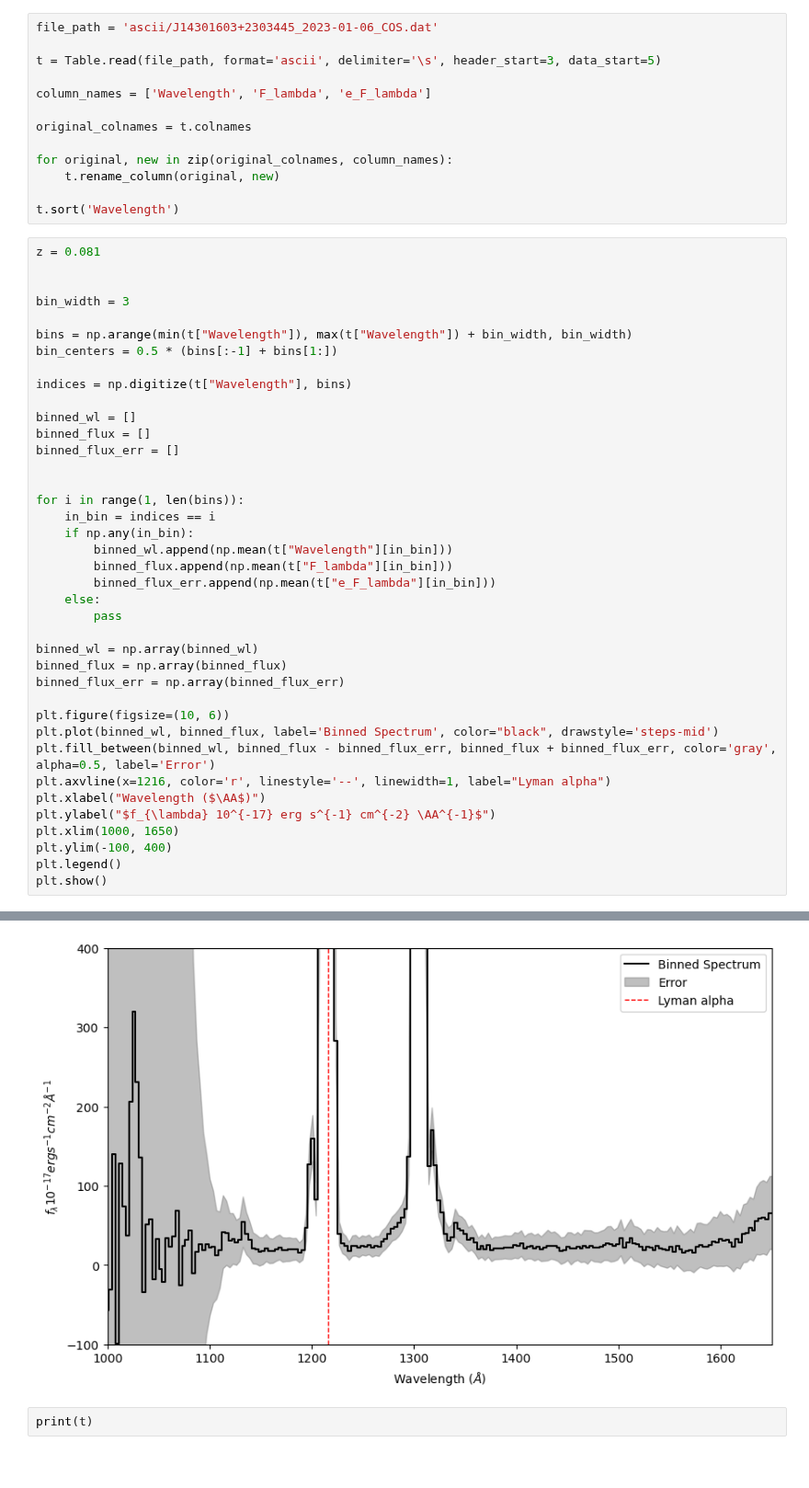
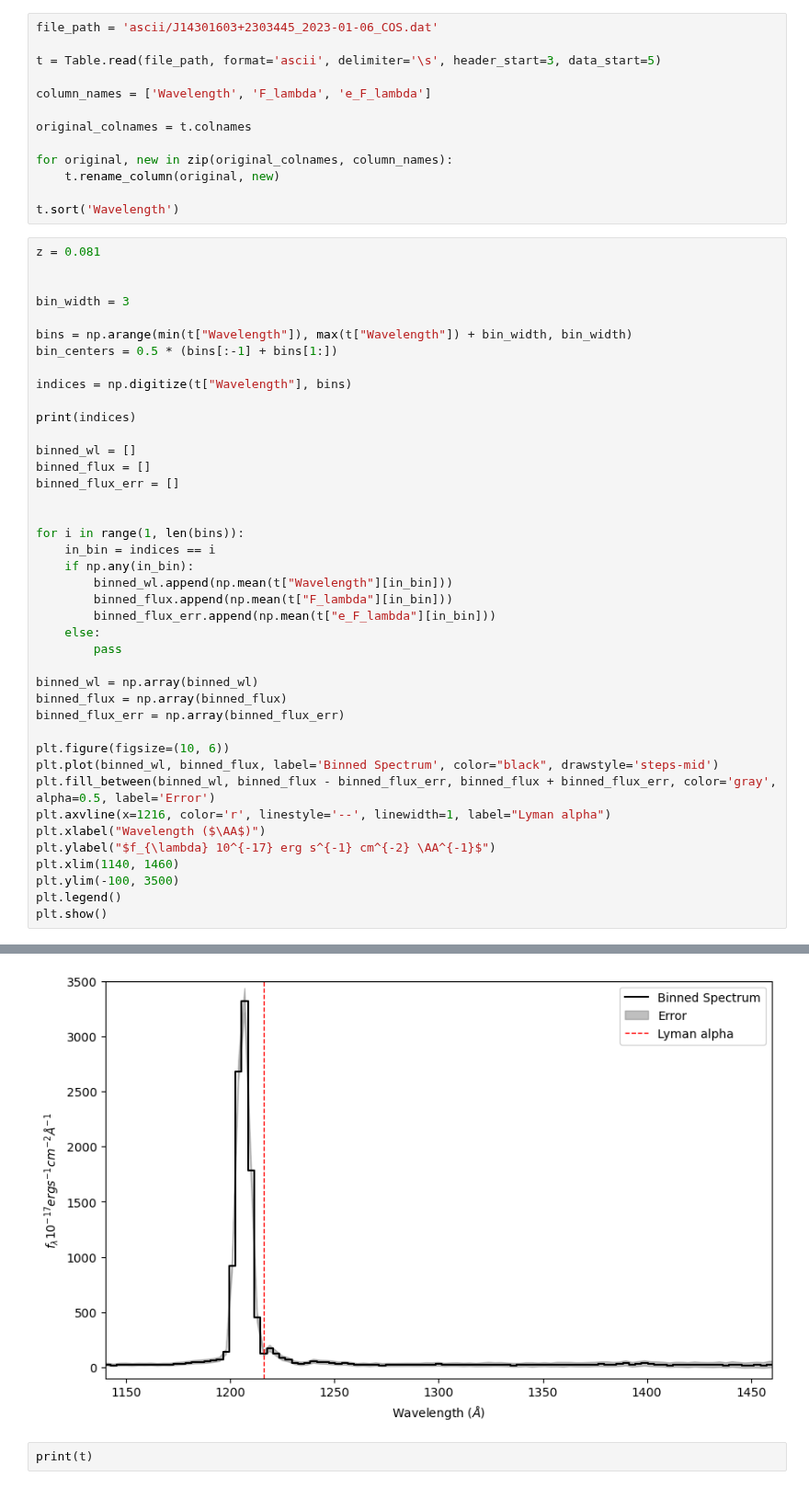
Before and after one commit to seratsaad/ticktock, a Jupyter notebook: Spectral Decomposition - UV.ipynb, the cells around one changed output, grey strips where cells are left out. Shown at 92% size. Drawn from its saved outputs; the diff is of its cells as text; blank space fills up the shorter version.

```diff
--- a/Spectral Decomposition - UV.ipynb
+++ b/Spectral Decomposition - UV.ipynb
@@ -58,6 +58,8 @@ bins = np.arange(min(t["Wavelength"]), max(t["Wavelength"]) + bin_width, bin_wid
 bin_centers = 0.5 * (bins[:-1] + bins[1:])
 
 indices = np.digitize(t["Wavelength"], bins)
+
+print(indices)
 
 binned_wl = []
 binned_flux = []
@@ -83,8 +85,8 @@ plt.fill_between(binned_wl, binned_flux - binned_flux_err, binned_flux + binned_
 plt.axvline(x=1216, color='r', linestyle='--', linewidth=1, label="Lyman alpha")
 plt.xlabel("Wavelength ($\AA$)")
 plt.ylabel("$f_{\lambda} 10^{-17} erg s^{-1} cm^{-2} \AA^{-1}$")
-plt.xlim(1000, 1650)
-plt.ylim(-100, 400)
+plt.xlim(1140, 1460)
+plt.ylim(-100, 3500)
 plt.legend()
 plt.show()
 # %% [output]
@@ -91,4 +94,4 @@ plt.show()
-[figure, old version]
+[figure, new version]
 # %%
 print(t)
 # %% [output]
```
Also changed, not shown: parts of 1 cell of this notebook.
